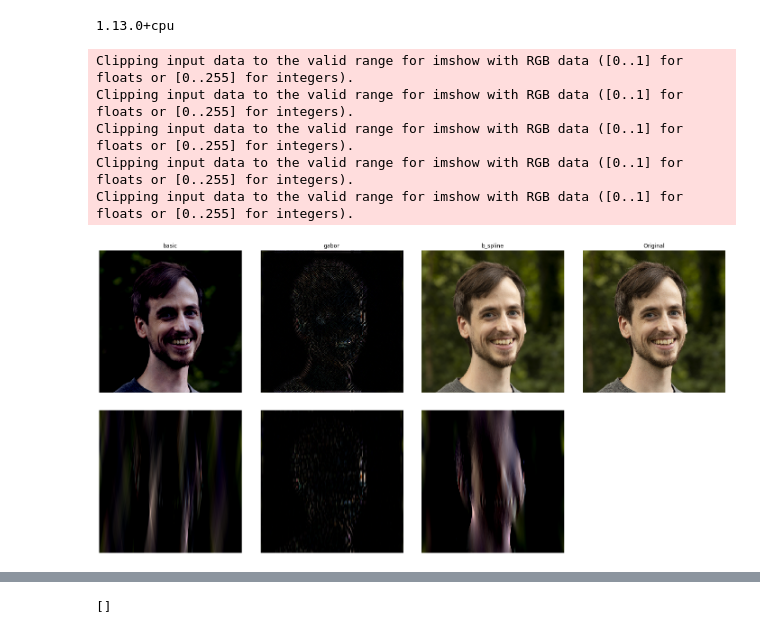
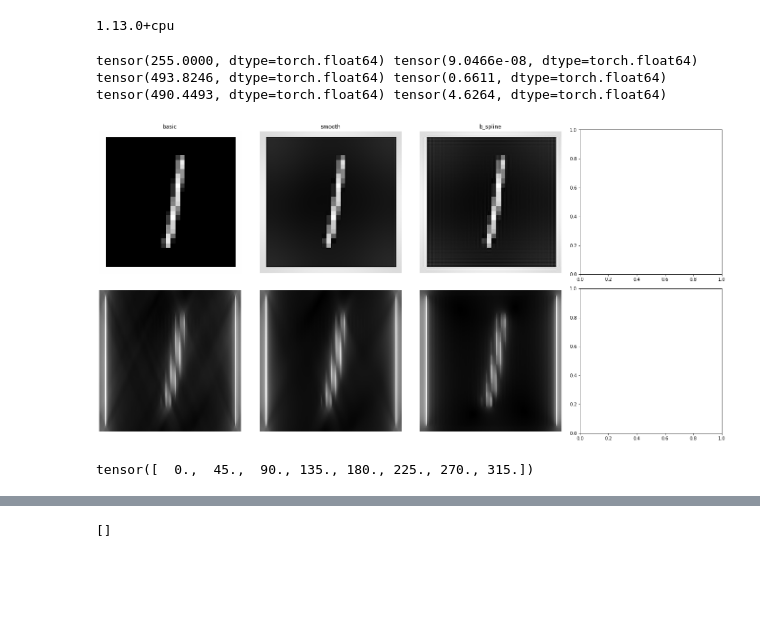
Before and after one commit to ChasevdG/Thesis, a Jupyter notebook: cake.ipynb, the cells around one changed output, grey strips where cells are left out. Drawn from its saved outputs; the diff is of its cells as text; code cells hidden in the pictures; blank space fills up the shorter version.

```diff
--- a/cake.ipynb
+++ b/cake.ipynb
@@ -242,12 +293,12 @@ class WaveletLiftingLayer(torch.nn.Module):
 print(torch.__version__)
 
 
-x = Image.open('./erik.jpg')
-x = torch.tensor(np.array(x))
+x = Image.open('./MNIST_57_0.png')
+x = torch.tensor(np.array(x))[:,:,:3]
 N, M, C = x.shape
-basic_layer = WaveletLiftingLayer(20, (N, M), wavelet_type='basic')
-gabor_layer = WaveletLiftingLayer(20, (N, M), wavelet_type='gabor')
-cake_layer = WaveletLiftingLayer(20, (N, M), wavelet_type='b_spline')
+basic_layer = WaveletLiftingLayer(8, (N, M), wavelet_type='basic')
+gabor_layer = WaveletLiftingLayer(8, (N, M), wavelet_type='smooth')
+cake_layer = WaveletLiftingLayer(8, (N, M), wavelet_type='b_spline')
 
 x = x.permute(2, 0, 1)
 x = x.unsqueeze(0)
@@ -256,29 +307,65 @@ x = x.unsqueeze(0)
 # %%
 fig, ax = plt.subplots(2,4, figsize=(20,10))
 fig.tight_layout()
 for i, layer in enumerate([basic_layer, gabor_layer, cake_layer]):
     x_ = layer(x)
     x_ = x_[0]
-    recon = torch.real(x_.sum(1))
+    recon = torch.abs(x_.sum(1))
+    print(recon.max(), recon.min())
     recon /= recon.max()
     ax[0][i].imshow(recon.permute(1,2,0),vmax=1)
     ax[0][i].set_title(layer._wavelet_type)
     ax[0][i].axis('off')
 
-    one_filter = torch.real(x_[:,0,:,:])
+    one_filter = torch.abs(x_[:,0,:,:])
     ax[1][i].imshow((one_filter/one_filter.max()).permute(1,2,0))
     ax[1][i].axis('off')
-ax[0][3].imshow(x[0].permute(1,2,0),vmax=1)
-ax[0][3].set_title('Original')
-ax[0][3].axis('off')
+# ax[0][3].imshow(x[0].permute(1,2,0),vmax=1)
+# ax[0][3].set_title('Original')
+# ax[0][3].axis('off')
 
-ax[1][3].imshow(torch.ones(x[0].shape).permute(1,2,0))
-ax[1][3].axis('off')
+# ax[1][3].imshow(torch.ones(x[0].shape).permute(1,2,0))
+# ax[1][3].axis('off')
 plt.show()
 # %% [output]
-Clipping input data to the valid range for imshow with RGB data ([0..1] for floats or [0..255] for integers).
-Clipping input data to the valid range for imshow with RGB data ([0..1] for floats or [0..255] for integers).
-Clipping input data to the valid range for imshow with RGB data ([0..1] for floats or [0..255] for integers).
-Clipping input data to the valid range for imshow with RGB data ([0..1] for floats or [0..255] for integers).
-Clipping input data to the valid range for imshow with RGB data ([0..1] for floats or [0..255] for integers).
+tensor(255.0000, dtype=torch.float64) tensor(9.0466e-08, dtype=torch.float64)
+tensor(493.8246, dtype=torch.float64) tensor(0.6611, dtype=torch.float64)
+tensor(490.4493, dtype=torch.float64) tensor(4.6264, dtype=torch.float64)
-[figure, old version]
+[figure, new version]
+# %%
+# We demonstrate our models on the MNIST dataset.
+import torchvision
+import torch
+DATASET_PATH = './data'
+device = torch.device('cuda' if torch.cuda.is_available() else 'cpu')
+
+# We normalize the training data.
+train_transform = torchvision.transforms.Compose([torchvision.transforms.ToTensor(),
+                                                  torchvision.transforms.Normalize((0.1307,), (0.3081,))
+                                                  ])
+
+# To demonstrate the generalization capabilities our rotation equivariant layers bring, we apply a random
+# rotation between 0 and 360 deg to the test set.
+test_transform = torchvision.transforms.Compose([torchvision.transforms.ToTensor(),
+                                                 torchvision.transforms.RandomRotation(
+                                                     [0, 360],
+                                                     torchvision.transforms.InterpolationMode.BILINEAR,
+                                                     fill=0),
+                                                 torchvision.transforms.Normalize((0.1307,), (0.3081,))
+                                                 ])
+
+train_ds = torchvision.datasets.MNIST(root=DATASET_PATH, train=True, transform=train_transform, download=True)
+test_ds = torchvision.datasets.MNIST(root=DATASET_PATH, train=False, transform=test_transform)
+train_loader = torch.utils.data.DataLoader(train_ds, batch_size=64, shuffle=True, num_workers=8)
+test_loader = torch.utils.data.DataLoader(test_ds, batch_size=64, shuffle=False, num_workers=8)
+
+digit, label = train_ds[140]
+# Get a set of angles by which to rotate this image.
+slices = 8
+rots = torch.linspace(0, 360 - 360/slices, slices)
+print(rots)
+# Rotate the input image and push it through the normalization transform.
+rot_digit = torch.stack(tuple(torchvision.transforms.functional.rotate(digit, a.item(), torchvision.transforms.functional.InterpolationMode.BILINEAR) for a in rots))
+rot_digit = torchvision.transforms.Normalize((0.1307,), (0.3081,))(rot_digit)
+# %% [output]
+tensor([  0.,  45.,  90., 135., 180., 225., 270., 315.])
```
Also changed, not shown: parts of 7 cells of this notebook, 4 other files.
